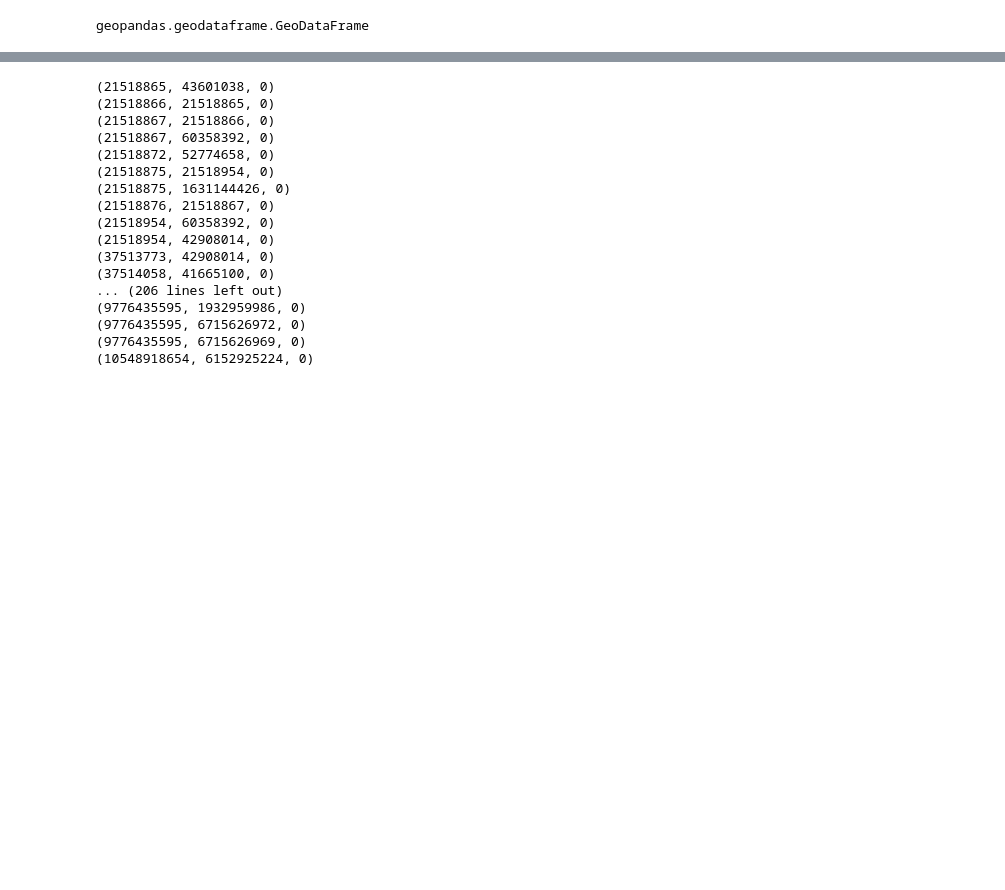
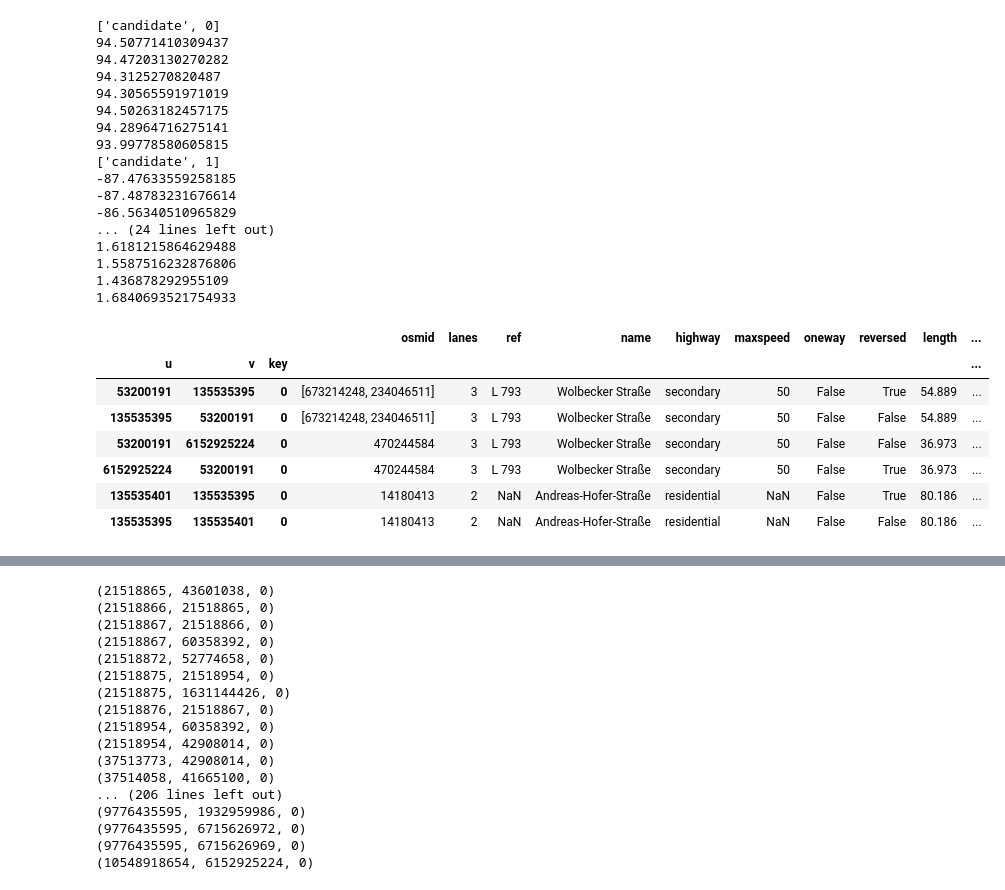
Before and after one commit to gjgress/G-RIPS-2022-Mitsubishi-A, a Jupyter notebook: Code/IMP.ipynb, the cells around one changed output, grey strips where cells are left out. Saved outputs shown, nothing was run; the diff lists cells and outputs as text; code cells hidden in the pictures; blank space fills up the shorter version.

```diff
--- a/Code/IMP.ipynb
+++ b/Code/IMP.ipynb
@@ -142,4 +262,34 @@ GeoSeries([], Name: geometry, dtype: geometry)
-# %%
-type(candidate_link)
-# %% [output]
-geopandas.geodataframe.GeoDataFrame
+# %%
+# seemes like the bearing calculated from starting point to any other node in between polyline is almost the same
+# to reduce time we will calculate the bearing from the start and end node for each edges
+for i in range(len(candidate_link)):
+    print(['candidate', i] )
+    edge_i = candidate_link['lat_lon_pair'].iloc[i]
+    for j in range(len(edge_i) - 1):
+        print(get_bearing(edge_i[0], edge_i[j + 1]))
+# %% [output]
+['candidate', 0]
+94.50771410309437
+94.47203130270282
+94.3125270820487
+94.30565591971019
+94.50263182457175
+94.28964716275141
+93.99778580605815
+['candidate', 1]
+-87.47633559258185
+-87.48783231676614
+-86.56340510965829
+... (24 lines left out)
+1.6181215864629488
+1.5587516232876806
+1.436878292955109
+1.6840693521754933
+|  |  |  | osmid | lanes | ref | name | highway | maxspeed | oneway | reversed | length | ... |
+| u | v | key |  |  |  |  |  |  |  |  |  | ... |
+| 53200191 | 135535395 | 0 | [673214248, 234046511] | 3 | L 793 | Wolbecker Straße | secondary | 50 | False | True | 54.889 | ... |
+| 135535395 | 53200191 | 0 | [673214248, 234046511] | 3 | L 793 | Wolbecker Straße | secondary | 50 | False | False | 54.889 | ... |
+| 53200191 | 6152925224 | 0 | 470244584 | 3 | L 793 | Wolbecker Straße | secondary | 50 | False | False | 36.973 | ... |
+| 6152925224 | 53200191 | 0 | 470244584 | 3 | L 793 | Wolbecker Straße | secondary | 50 | False | True | 36.973 | ... |
+| 135535401 | 135535395 | 0 | 14180413 | 2 | NaN | Andreas-Hofer-Straße | residential | NaN | False | True | 80.186 | ... |
+| 135535395 | 135535401 | 0 | 14180413 | 2 | NaN | Andreas-Hofer-Straße | residential | NaN | False | False | 80.186 | ... |
```
Also changed, not shown: parts of 10 cells of this notebook, 1 other file.
